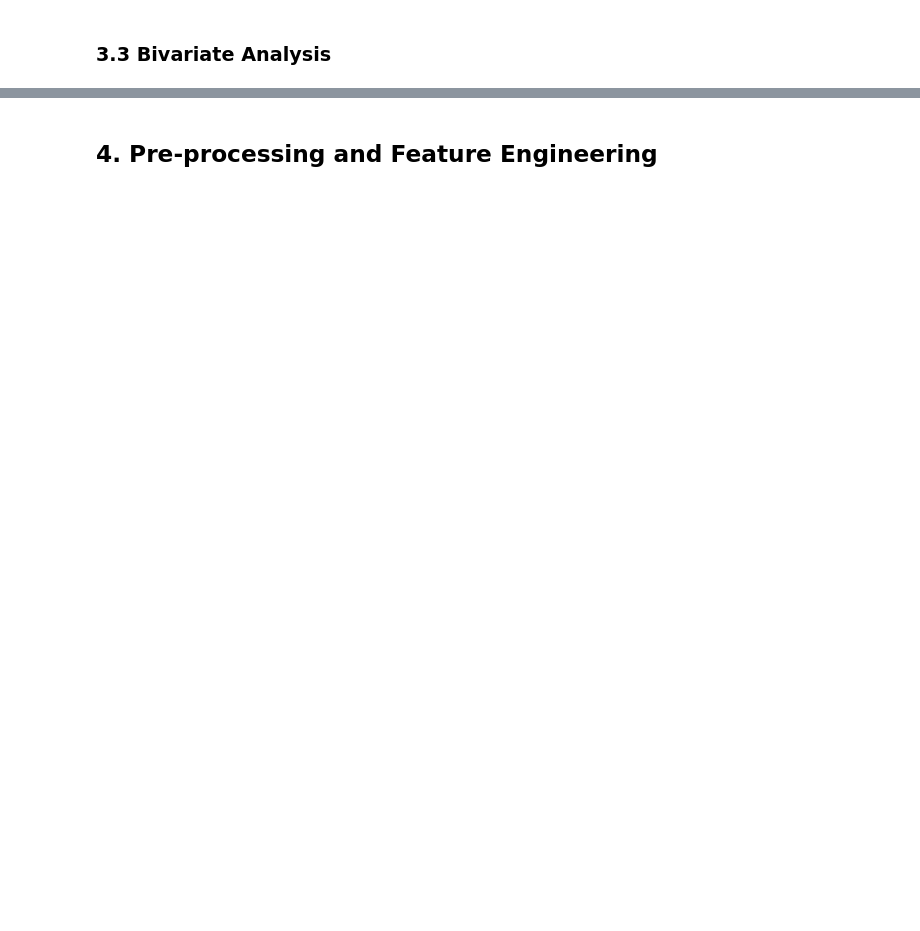
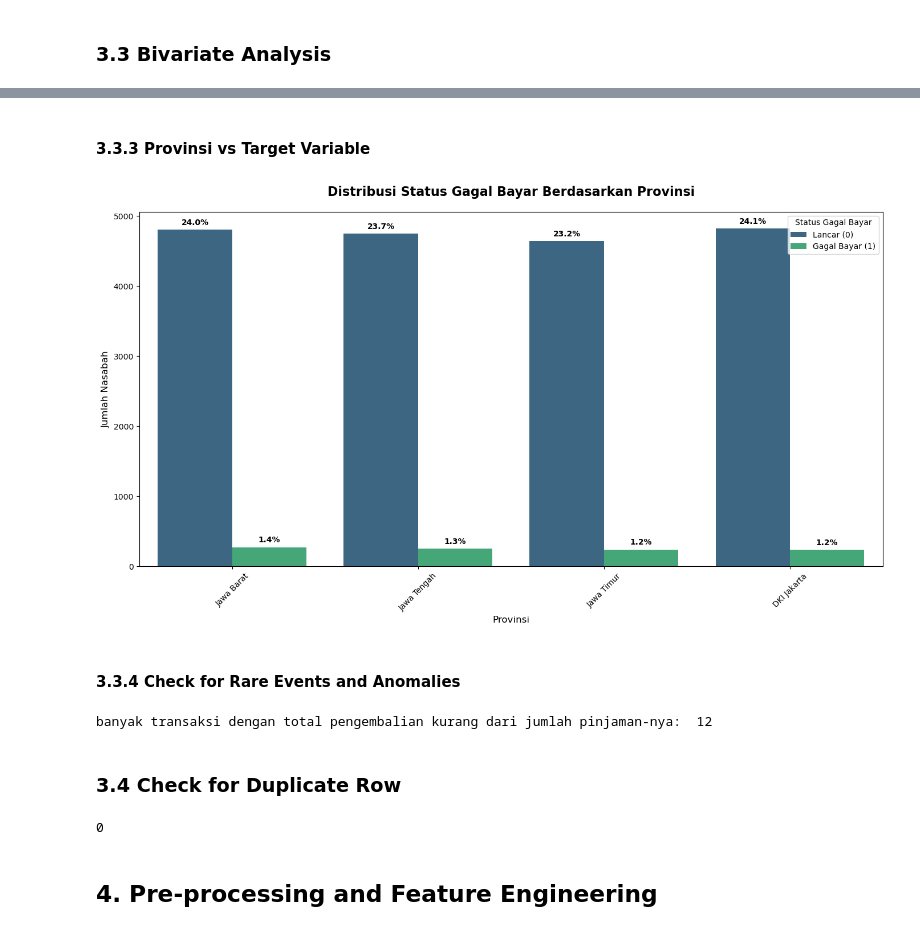
Before and after one commit to wibotron130823/ADIKARA-2025_Credit-Risk-Prediction, a Jupyter notebook: notebook_refactored.ipynb, the cells around one changed output, grey strips where cells are left out. Drawn from its saved outputs; the diff is of its cells as text; code cells hidden in the pictures; blank space fills up the shorter version.

```diff
--- a/notebook_refactored.ipynb
+++ b/notebook_refactored.ipynb
@@ -295,2 +481,56 @@ Passing `palette` without assigning `hue` is deprecated and will be removed in v
+# %% [markdown]
+#### 3.3.3 Provinsi vs Target Variable
+# %%
+# define figure and countplot
+plt.figure(figsize=(14, 8))
+ax = sns.countplot(
+    data=df_train,
+    x='provinsi',
+    hue='status_gagal_bayar',
+    palette='viridis'
+)
+# customize plot
+plt.title('Distribusi Status Gagal Bayar Berdasarkan Provinsi', fontsize=16, fontweight='bold', pad=20)
+plt.xlabel('Provinsi', fontsize=12)
+plt.ylabel('Jumlah Nasabah', fontsize=12)
+plt.legend(title='Status Gagal Bayar', labels=['Lancar (0)', 'Gagal Bayar (1)'])
+total_data = len(df_train)
+for p in ax.patches:
+    # get height (amount of data)
+    height = p.get_height()
+
+    # calculate percentage
+    percentage = f'{100 * height / total_data:.1f}%'
+
+    # add percentage on a bar
+    if height > 0:
+        ax.annotate(
+            percentage,
+            (p.get_x() + p.get_width() / 2., height),
+            ha='center', va='center',
+            xytext=(0, 9),
+            textcoords='offset points',
+            fontsize=10,
+            fontweight='semibold'
+        )
+
+plt.xticks(rotation=45)
+plt.tight_layout()
+plt.show()
+# %% [output]
+[figure, added]
+# %% [markdown]
+#### 3.3.4 Check for Rare Events and Anomalies
+# %%
+mask_pengembalian_less_than_pinjaman = df_train[df_train['total_pengembalian'] < df_train['jumlah_pinjaman']]
+print("banyak transaksi dengan total pengembalian kurang dari jumlah pinjaman-nya: ", len(mask_pengembalian_less_than_pinjaman))
+# %% [output]
+banyak transaksi dengan total pengembalian kurang dari jumlah pinjaman-nya:  12
+# %% [markdown]
+### 3.4 Check for Duplicate Row
+# %%
+print(df_train[df_train.duplicated()].shape[0])
+# %% [output]
+0
 # %% [markdown]
 ## 4. Pre-processing and Feature Engineering
```
Also changed, not shown: parts of 58 cells of this notebook.
